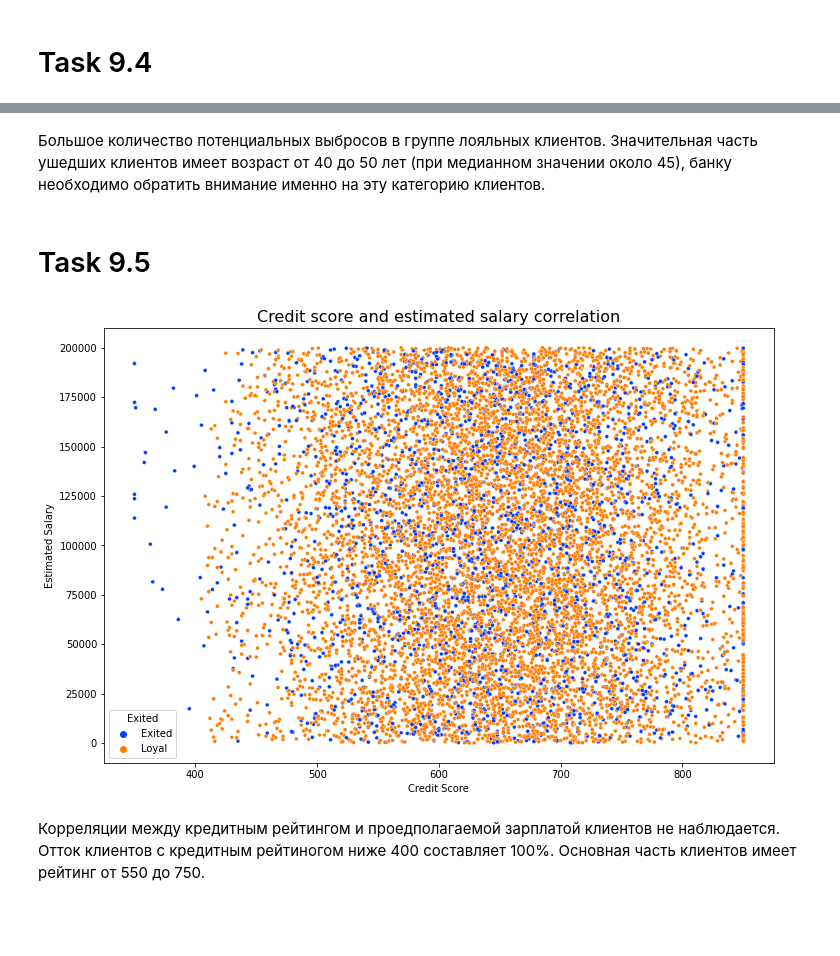
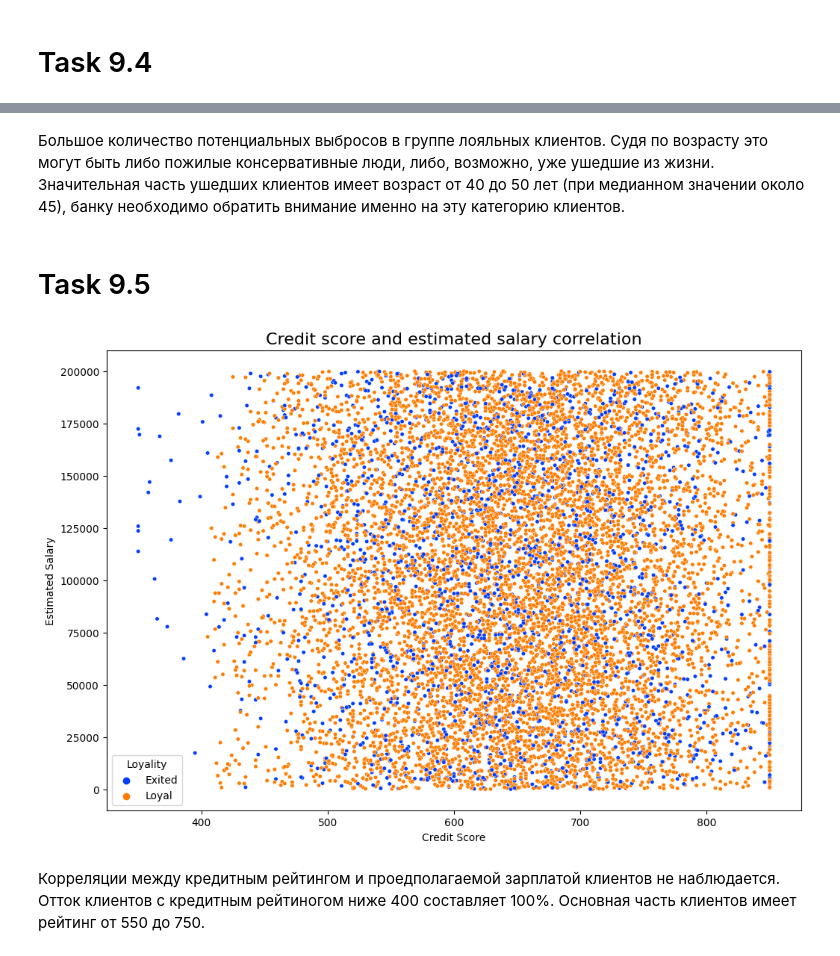
Before and after one commit to AlexeyAldushin/sf_data_science, a Jupyter notebook: PY13_Visualisation/PY13_final.ipynb, the cells around one changed output, grey strips where cells are left out. Drawn from its saved outputs; the diff is of its cells as text; code cells hidden in the pictures; blank space fills up the shorter version.

```diff
--- a/PY13_Visualisation/PY13_final.ipynb
+++ b/PY13_Visualisation/PY13_final.ipynb
@@ -12,8 +12,8 @@ plt.style.use('default')
 # %% [markdown]
 # Task 9.1
 # %%
-churn_data['Exited'] = churn_data['Exited'].apply(lambda x: 'Exited' if x == 1 else 'Loyal')
-loyality = churn_data['Exited'].value_counts()
+churn_data['Loyality'] = churn_data['Exited'].apply(lambda x: 'Exited' if x == 1 else 'Loyal')
+loyality = churn_data['Loyality'].value_counts()
 
 fig = plt.figure(figsize=(5, 5))
 axes = fig.add_axes([0, 0, 1, 1])
@@ -110,23 +111,24 @@ plt.show()
 # %% [markdown]
-Большое количество потенциальных выбросов в группе лояльных клиентов. Значительная часть ушедших клиентов имеет возраст от 40 до 50 лет (при медианном значении около 45), банку необходимо обратить внимание именно на эту категорию клиентов.
+Большое количество потенциальных выбросов в группе лояльных клиентов. Судя по возрасту это могут быть либо пожилые консервативные люди, либо, возможно, уже ушедшие из жизни.
+Значительная часть ушедших клиентов имеет возраст от 40 до 50 лет (при медианном значении около 45), банку необходимо обратить внимание именно на эту категорию клиентов.
 # %% [markdown]
 # Task 9.5
 # %%
 fig = plt.figure(figsize=(12, 8))
 
 scatterplot = sns.scatterplot(
     data=churn_data,
     x='CreditScore',
     y='EstimatedSalary',
-    hue='Exited',
+    hue='Loyality',
     s=15,
     palette='bright'
 )
 scatterplot.set_title('Credit score and estimated salary correlation', fontsize=16)
 scatterplot.set_xlabel('Credit Score')
 scatterplot.set_ylabel('Estimated Salary')
 plt.show()
 # %% [output]
-[figure, old version]
+[figure, new version]
 # %% [markdown]
 Корреляции между кредитным рейтингом и проедполагаемой зарплатой клиентов не наблюдается. Отток клиентов с кредитным рейтиногом ниже 400 составляет 100%. Основная часть клиентов имеет рейтинг от 550 до 750.
```
Also changed, not shown: parts of 9 cells of this notebook.
